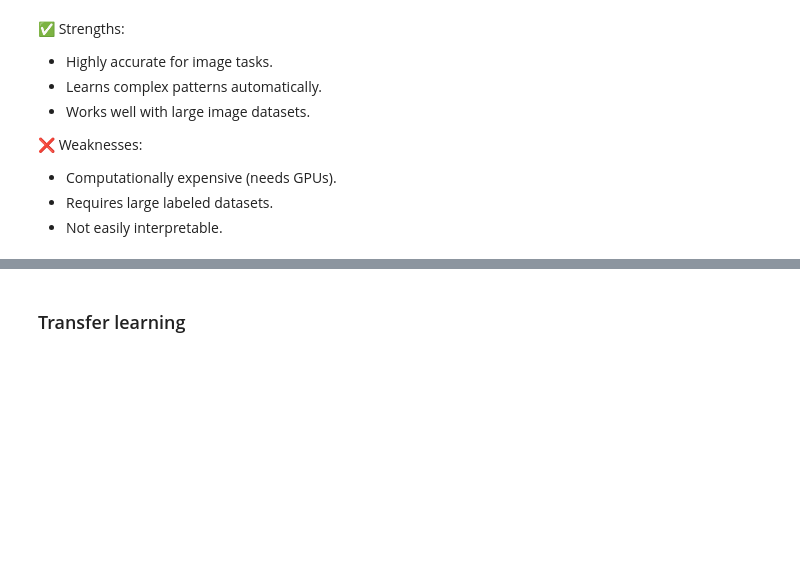
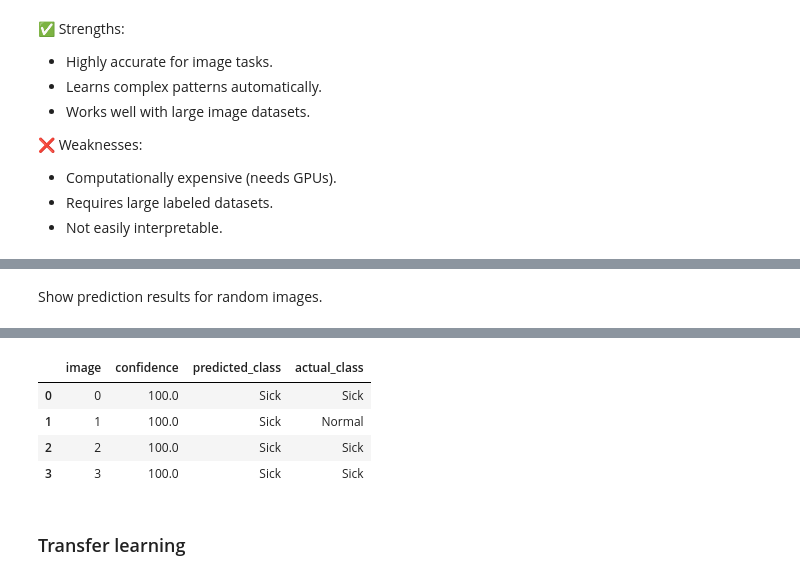
Before and after one commit to rehabaam/ds_covid19_project, a Jupyter notebook: notebooks/3.1_Supervised_Advanced_Models_full_image.ipynb, the cells around one changed output, grey strips where cells are left out. Drawn from its saved outputs; the diff is of its cells as text; code cells hidden in the pictures; blank space fills up the shorter version.

```diff
--- a/notebooks/3.1_Supervised_Advanced_Models_full_image.ipynb
+++ b/notebooks/3.1_Supervised_Advanced_Models_full_image.ipynb
@@ -122,0 +125,5 @@ show_grad_cam_cnn(images[:4], cnn_model, class_names)
+# %% [markdown]
+Show prediction results for random images.
+# %%
+display(get_predication_output(images[:4], cnn_model, class_names, labels).head(10))
+# %% [output]
@@ -123,3 +134,8 @@ show_grad_cam_cnn(images[:4], cnn_model, class_names)
+|  | image | confidence | predicted_class | actual_class |
+| 0 | 0 | 100.0 | Sick | Sick |
+| 1 | 1 | 100.0 | Sick | Normal |
+| 2 | 2 | 100.0 | Sick | Sick |
+| 3 | 3 | 100.0 | Sick | Sick |
 # %% [markdown]
 ### Transfer learning
 # %% [markdown]
```
Also changed, not shown: parts of 16 cells of this notebook, 7 other files.
